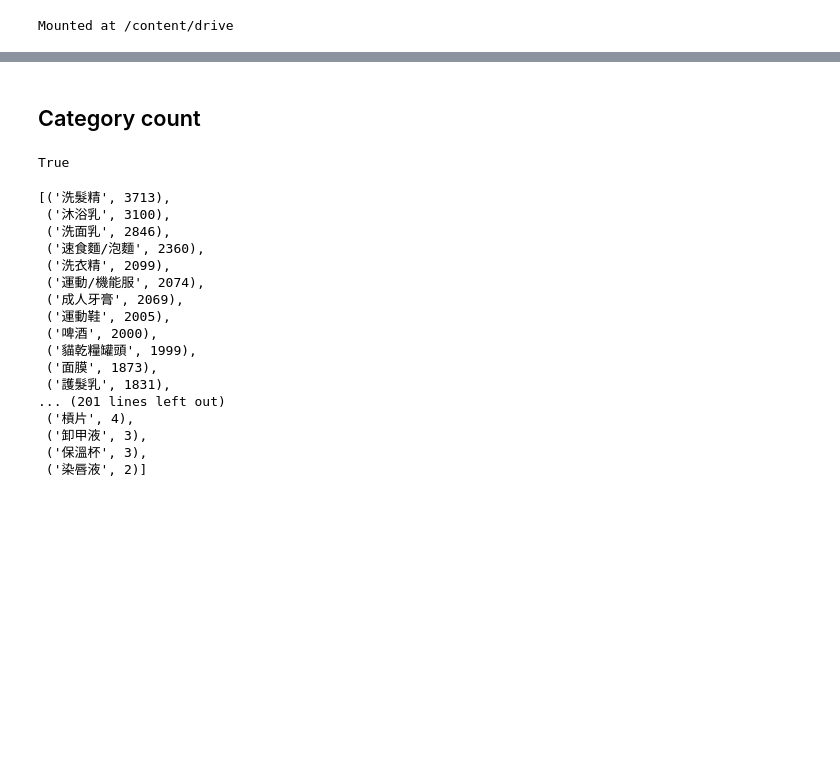
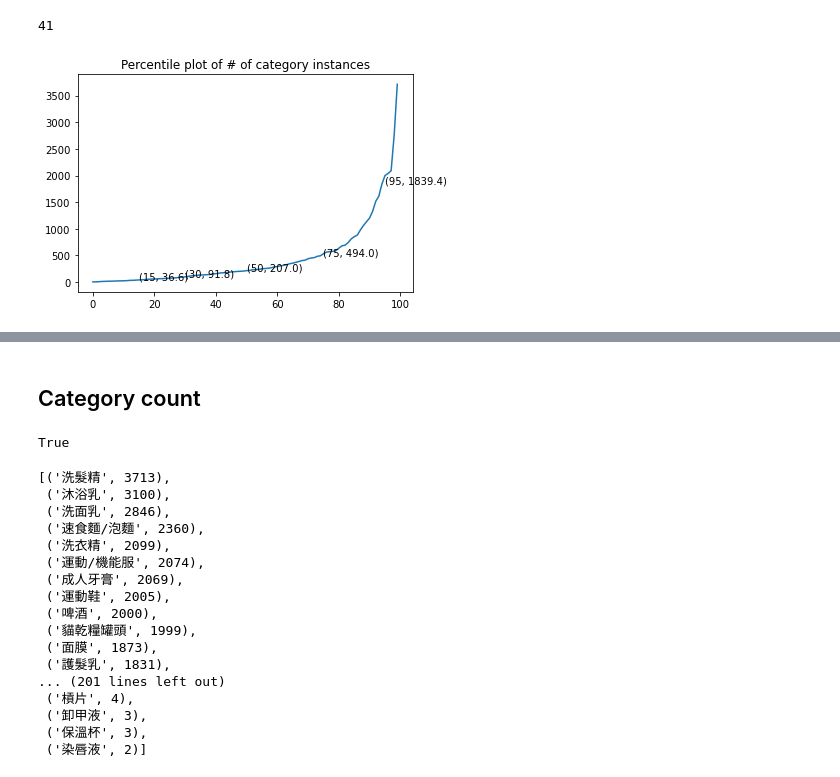
Before and after one commit to Nana2929/2022Fintech-project, a Jupyter notebook: codes/category/18.0_post_hoc_eda.ipynb, the cells around one changed output, grey strips where cells are left out. Drawn from its saved outputs; the diff is of its cells as text; code cells hidden in the pictures; blank space fills up the shorter version.

```diff
--- a/codes/category/18.0_post_hoc_eda.ipynb
+++ b/codes/category/18.0_post_hoc_eda.ipynb
@@ -1,12 +1,11 @@
 # %%
-from google.colab import drive
-drive.mount('/content/drive')
+# from google.colab import drive
+# drive.mount('/content/drive')
+# maindir = '/content/drive/MyDrive/FinTech-final-project'
 maindir = '/content/drive/MyDrive/FinTech-final-project'
 datadir = f'{maindir}/data'
 spmdir = f'{maindir}/spm'
 modeldir = f'{maindir}/models'
 cat_df_path = f'{maindir}/東吳課程_發票資料集/品類資料集/cat_train_v2.csv'
-# %% [output]
-Mounted at /content/drive
 # %%
 datapath = f'{datadir}/category/category_labels_v2.pkl'
@@ -13,2 +13,35 @@ datapath = f'{datadir}/category/category_labels_v2.pkl'
 import joblib
 data = joblib.load(datapath)
+# %%
+import json
+maind = '/Users/yangqingwen/Desktop/Github/2022Fintech-project'
+p = f'{maind}/data/category/category_dictionary.json'
+
+with open (p, 'r') as f:
+    catd = json.load(f)
+# %%
+small = []
+for k, v in catd.items():
+    if len(v) <= 50:
+        small.append((k,v))
+# %% [output]
+41
+# %%
+
+import numpy as np
+import pandas as pd
+import matplotlib.pyplot as plt
+from scipy.stats import scoreatpercentile
+
+a=list(range(1,101))
+instances_count = [len(v) for k, v in catd.items()]
+b = [scoreatpercentile(instances_count,i) for i in a]
+plt.title('Percentile plot of # of category instances')
+plt.plot(b)
+percs = [15, 30, 50, 75, 95]
+for perc in percs:
+    y = np.percentile(instances_count, perc)
+    plt.annotate(f'({perc}, {round(y,2)})', (perc, y+3))
+plt.savefig('category_percentile.png')
+# %% [output]
+[figure, added]
```
Also changed, not shown: parts of 4 cells of this notebook, 5 other files.
